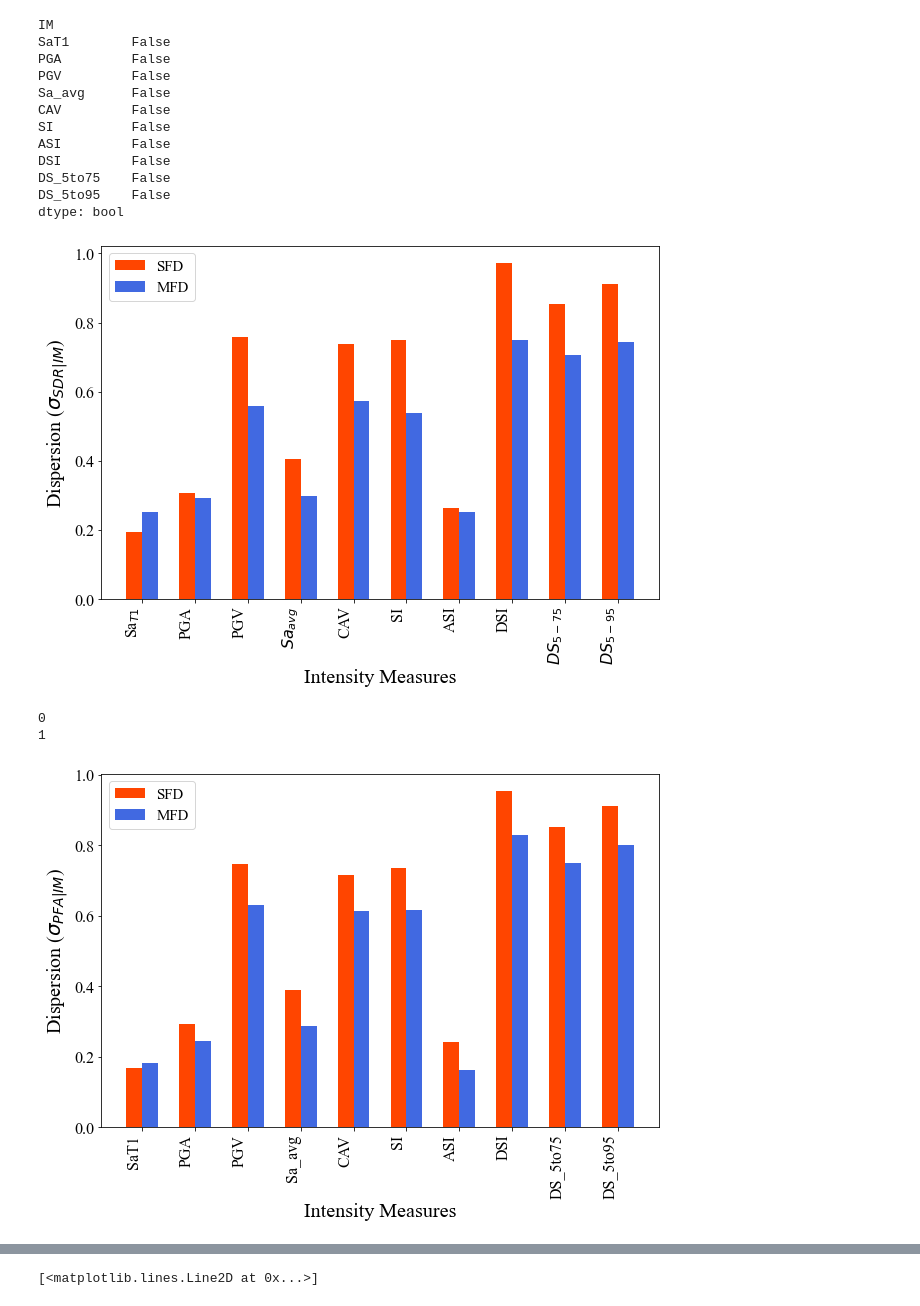
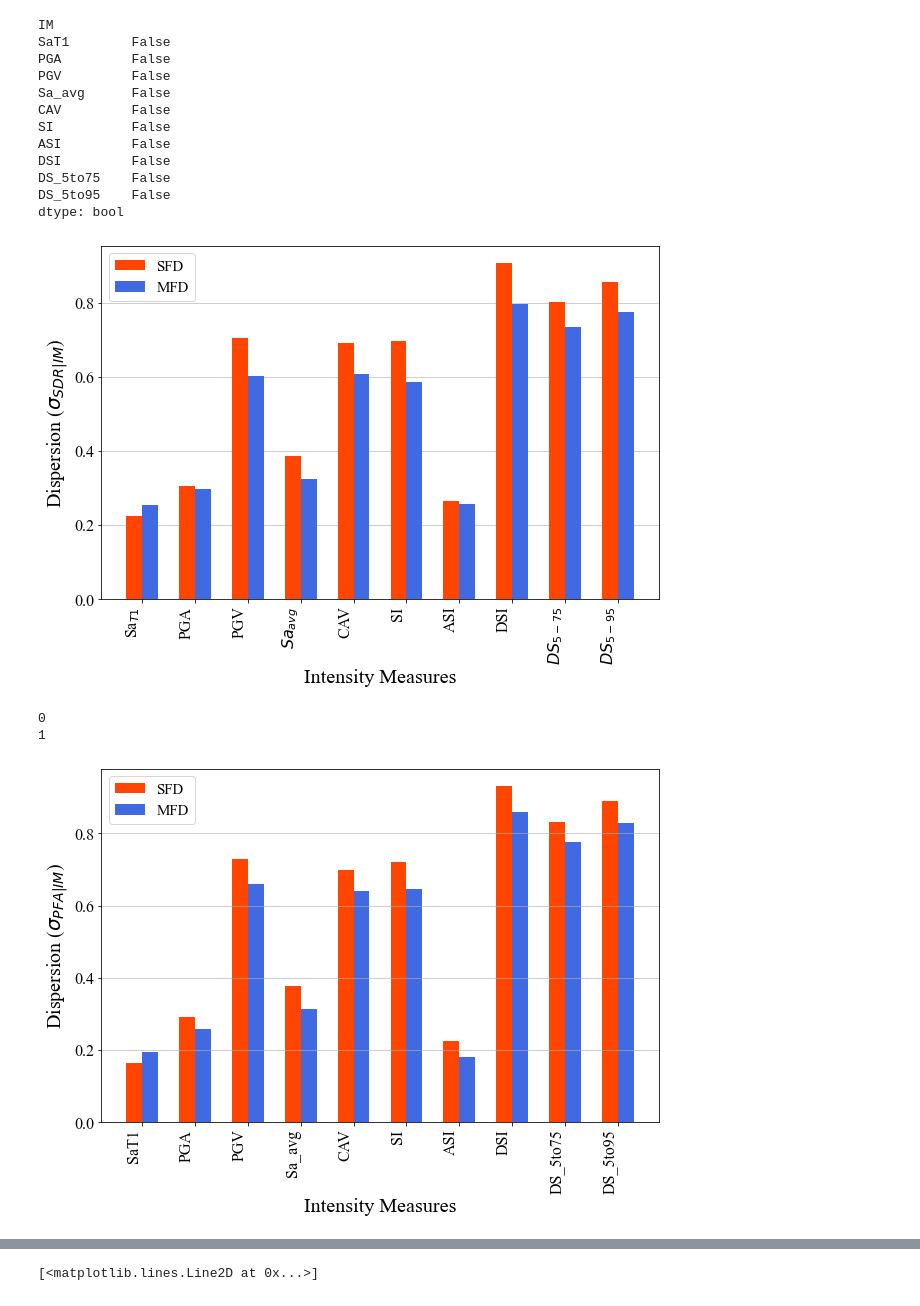
Before and after one commit to laxmandahal/IM_Study, a Jupyter notebook: LinearModel_HeresiGMs.ipynb, the cells around one changed output, grey strips where cells are left out. Cells and saved outputs as stored; diff of their text form; code cells hidden in the pictures.

```diff
--- a/LinearModel_HeresiGMs.ipynb
+++ b/LinearModel_HeresiGMs.ipynb
@@ -45,7 +45,8 @@ BuildingList
 baseDir = r'/Users/laxmandahal/Desktop/UCLA/Phd/Research/IM_study'
 
 ## time period of the buildings
-T = np.array([0.13, 0.12, 0.22, 0.22, 0.16, 0.15, 0.26, 0.25, 0.49, 0.49])
+# T = np.array([0.13, 0.12, 0.22, 0.22, 0.16, 0.15, 0.26, 0.25, 0.49, 0.49])
+T = np.array([0.13, 0.12, 0.16, 0.15, 0.22, 0.22, 0.26, 0.25, 0.49, 0.49])
 
 numGM = 826
 g = 980.665 ## converts GM record to cm/sec^2
@@ -616,5 +634,5 @@ def plot_efficiency(buildingIndex, df_IMs, IM=['SaT1', 'PGA', 'PGV', 'Sa_avg', '
     else:
         plt.show()
 # %%
-for i in range(len(BuildingList)):
-    plot_efficiency(i, gminfo_rotD50, IM_list, pairingID = 1, savefig=False, average_EDP=True, Uni_Direction=False)
+# for i in range(len(BuildingList)):
+#     plot_efficiency(i, gminfo_rotD50, IM_list, pairingID = 1, savefig=False, average_EDP=True, Uni_Direction=False)
@@ -621,3 +643,3 @@ for i in range(len(BuildingList)):
 # %%
-for i in range(len(BuildingList)):
-    plot_efficiency(i, gminfo_rotD50, IM_list, pairingID = 1, savefig=False, average_EDP=True, Uni_Direction=True)
+# for i in range(len(BuildingList)):
+#     plot_efficiency(i, gminfo_rotD50, IM_list, pairingID = 1, savefig=False, average_EDP=True, Uni_Direction=True)
@@ -629,7 +662,8 @@ plot_efficiency(4, gminfo_rotD50, IM_list, pairingID = 1, savefig=True, average_
 def portfolio_mean_efficiency(buildingList, df_IMs, IM,
                    pairingID = 1, average_EDP = True, Uni_Direction = False):
 
-    buildingName = ['IM', 'SFD1B', 'SFD3B', 'SFD2B', 'SFD4B', 'MFD1B', 'MFD4B', 'MFD2B', 'MFD5B', 'MFD3B', 'MFD6B']
+#     buildingName = ['IM', 'SFD1B', 'SFD3B', 'SFD2B', 'SFD4B', 'MFD1B', 'MFD4B', 'MFD2B', 'MFD5B', 'MFD3B', 'MFD6B']
+    buildingName = ['IM', 'SFD1B', 'SFD3B', 'MFD1B', 'MFD4B', 'SFD2B', 'SFD4B', 'MFD2B', 'MFD5B', 'MFD3B', 'MFD6B']
     avg_sdr_eff = pd.DataFrame(data = [], columns=buildingName)
     avg_sdr_eff = avg_sdr_eff.set_index('IM')
 
@@ -716,28 +761,33 @@ dtype: bool
 # %%
 labels = [r'Sa$_{T1}$', 'PGA', 'PGV', r'$Sa_{avg}$', 'CAV', 'SI', 'ASI', 'DSI', r'$DS_{5-75}$',  r'$DS_{5-95}$' ]
 
 meanSFD = SDR_mean['meanSFD'].values
 meanMFD = SDR_mean['meanMFD'].values
 
 x = np.arange(len(labels))  # the label locations
 width = 0.30  # the width of the bars
 
-set
+fig, ax = plt.subplots(figsize = (10,6.5))
+plt.rcParams["font.family"] = "Times New Roman"
+plt.rcParams['xtick.labelsize'] = 14
+plt.rcParams['ytick.labelsize'] = 14
 rects1 = ax.bar(x - width/2, meanSFD, width, label='SFD', color = 'orangered')
 rects2 = ax.bar(x + width/2, meanMFD, width, label='MFD', color = 'royalblue')
 
 # Add some text for labels, title and custom x-axis tick labels, etc.
 ax.set_ylabel(r'Dispersion ($\sigma_{SDR|IM}$)', fontsize = 20)
 ax.set_xlabel('Intensity Measures', fontsize = 20)
 ax.set_xticks(x)
 ax.set_xticklabels(labels, rotation=90, ha = 'right')
 ax.xaxis.set_tick_params(labelsize=16)
 ax.yaxis.set_tick_params(labelsize=16)
 ax.legend(fontsize = 15)
-os.chdir(r'/Users/laxmandahal/Desktop/UCLA/Phd/Research/IM_study/Paper/images')
-plt.savefig('eff_regional_SDR.png', bbox_inches="tight")
+ax.grid(which='both', axis='y',  linewidth=0.6)
+ax.set_axisbelow(True)
+# os.chdir(r'/Users/laxmandahal/Desktop/UCLA/Phd/Research/IM_study/Paper/images')
+# plt.savefig('eff_regional_SDR.png', bbox_inches="tight")
 # %% [output]
-[figure, old version]
+[figure, new version]
 # %%
 # %% [output]
 0
@@ -766,8 +816,9 @@ ax.set_xticklabels(labels, rotation=90, ha = 'right')
 ax.xaxis.set_tick_params(labelsize=16)
 ax.yaxis.set_tick_params(labelsize=16)
 ax.legend(fontsize = 15)
-os.chdir(r'/Users/laxmandahal/Desktop/UCLA/Phd/Research/IM_study/Paper/images')
-plt.savefig('eff_regional_PFA.png', bbox_inches="tight")
+plt.grid(which='both', axis='y',  linewidth=0.6)
+# os.chdir(r'/Users/laxmandahal/Desktop/UCLA/Phd/Research/IM_study/Paper/images')
+# plt.savefig('eff_regional_PFA.png', bbox_inches="tight")
 # %% [output]
-[figure, old version]
+[figure, new version]
 # %%
```
Also changed, not shown: parts of 22 cells of this notebook, 23 other files.
